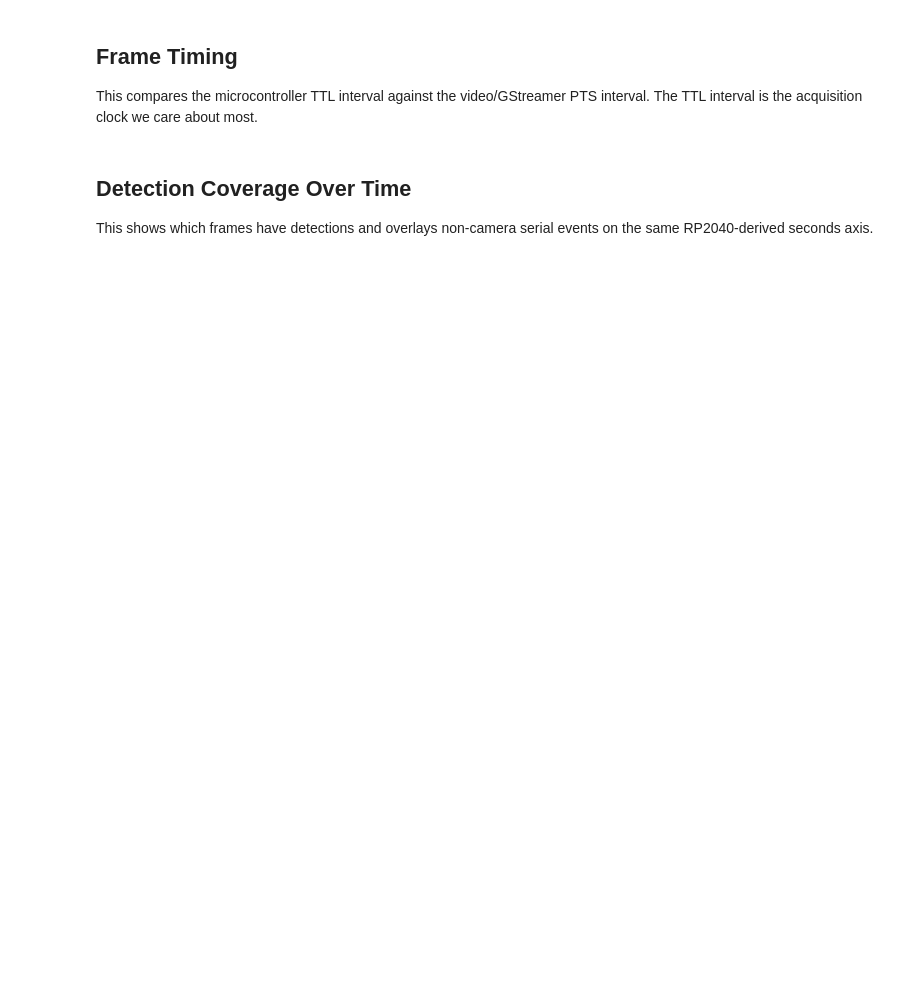
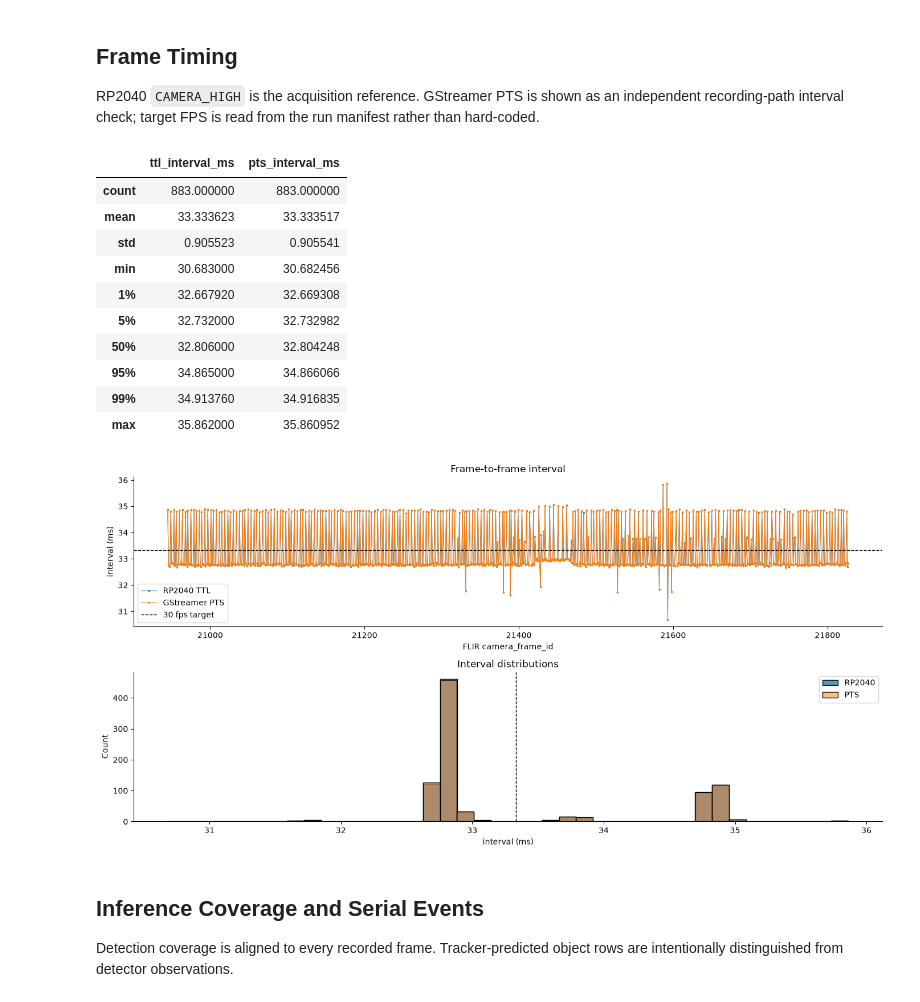
Before and after one commit to dlhagger/SqueakView, a Jupyter notebook: data_viz/analysis_demo_viz.ipynb, the cells around one changed output. Drawn from its saved outputs; the diff is of its cells as text; code cells hidden in the pictures; blank space fills up the shorter version.

```diff
--- a/data_viz/analysis_demo_viz.ipynb
+++ b/data_viz/analysis_demo_viz.ipynb
@@ -127,34 +192,43 @@ for key in [
 # %% [markdown]
 ## Frame Timing
 
-This compares the microcontroller TTL interval against the video/GStreamer PTS interval. The TTL interval is the acquisition clock we care about most.
+RP2040 `CAMERA_HIGH` is the acquisition reference. GStreamer PTS is shown as an independent recording-path interval check; target FPS is read from the run manifest rather than hard-coded.
 # %%
 frames = frames.sort_values("camera_frame_id").reset_index(drop=True)
 frames["ttl_interval_ms"] = frames["frame_rp2040_us"].diff() / 1_000.0
 frames["pts_interval_ms"] = frames["frame_pts_ns"].diff() / 1_000_000.0
-expected_ms = 1_000.0 / 30.0
+run_manifest = json.loads((RUN_DIR / "run_manifest.json").read_text())
+fps = float(run_manifest.get("capture", {}).get("fps", 30))
+expected_ms = 1_000.0 / fps
 
-fig, axes = plt.subplots(2, 1, figsize=(14, 7), sharex=False)
-axes[0].plot(frames["camera_frame_id"], frames["ttl_interval_ms"], ".-", markersize=3, linewidth=0.8, label="RP2040 CAMERA_HIGH")
-axes[0].plot(frames["camera_frame_id"], frames["pts_interval_ms"], ".-", markersize=3, linewidth=0.8, alpha=0.8, label="GStreamer PTS")
-axes[0].axhline(expected_ms, color="black", linestyle="--", linewidth=1, label="30 fps target")
-axes[0].set_title("Frame-to-frame interval")
-axes[0].set_xlabel("camera_frame_id")
-axes[0].set_ylabel("interval (ms)")
-axes[0].legend(loc="upper right")
-
-sns.histplot(frames["ttl_interval_ms"].dropna(), bins=40, ax=axes[1], color="tab:blue", label="RP2040")
-sns.histplot(frames["pts_interval_ms"].dropna(), bins=40, ax=axes[1], color="tab:orange", label="PTS", alpha=0.55)
-axes[1].axvline(expected_ms, color="black", linestyle="--", linewidth=1)
-axes[1].set_title("Interval distribution")
-axes[1].set_xlabel("interval (ms)")
+fig, axes = plt.subplots(2, 1, figsize=(14, 7))
+axes[0].plot(frames["camera_frame_id"], frames["ttl_interval_ms"], ".-", ms=3, lw=.8, label="RP2040 TTL")
+axes[0].plot(frames["camera_frame_id"], frames["pts_interval_ms"], ".-", ms=3, lw=.8, label="GStreamer PTS")
+axes[0].axhline(expected_ms, color="black", ls="--", lw=1, label=f"{fps:g} fps target")
+axes[0].set(xlabel="FLIR camera_frame_id", ylabel="interval (ms)", title="Frame-to-frame interval")
+axes[0].legend()
+sns.histplot(frames["ttl_interval_ms"].dropna(), bins=40, ax=axes[1], label="RP2040", color="tab:blue")
+sns.histplot(frames["pts_interval_ms"].dropna(), bins=40, ax=axes[1], label="PTS", color="tab:orange", alpha=.5)
+axes[1].axvline(expected_ms, color="black", ls="--", lw=1)
+axes[1].set(xlabel="interval (ms)", title="Interval distributions")
 axes[1].legend()
 plt.tight_layout()
-
-interval_summary = frames[["ttl_interval_ms", "pts_interval_ms"]].describe(percentiles=[0.01, 0.05, 0.5, 0.95, 0.99])
-display(interval_summary)
+display(frames[["ttl_interval_ms", "pts_interval_ms"]].describe(percentiles=[.01, .05, .5, .95, .99]))
+# %% [output]
+|  | ttl_interval_ms | pts_interval_ms |
+| count | 883.000000 | 883.000000 |
+| mean | 33.333623 | 33.333517 |
+| std | 0.905523 | 0.905541 |
+| min | 30.683000 | 30.682456 |
+| 1% | 32.667920 | 32.669308 |
+| 5% | 32.732000 | 32.732982 |
+| 50% | 32.806000 | 32.804248 |
+| 95% | 34.865000 | 34.866066 |
+| 99% | 34.913760 | 34.916835 |
+| max | 35.862000 | 35.860952 |
+[figure, added]
 # %% [markdown]
-## Detection Coverage Over Time
+## Inference Coverage and Serial Events
 
-This shows which frames have detections and overlays non-camera serial events on the same RP2040-derived seconds axis.
+Detection coverage is aligned to every recorded frame. Tracker-predicted object rows are intentionally distinguished from detector observations.
 # %%
```
Also changed, not shown: parts of 20 cells of this notebook, 31 other files.
